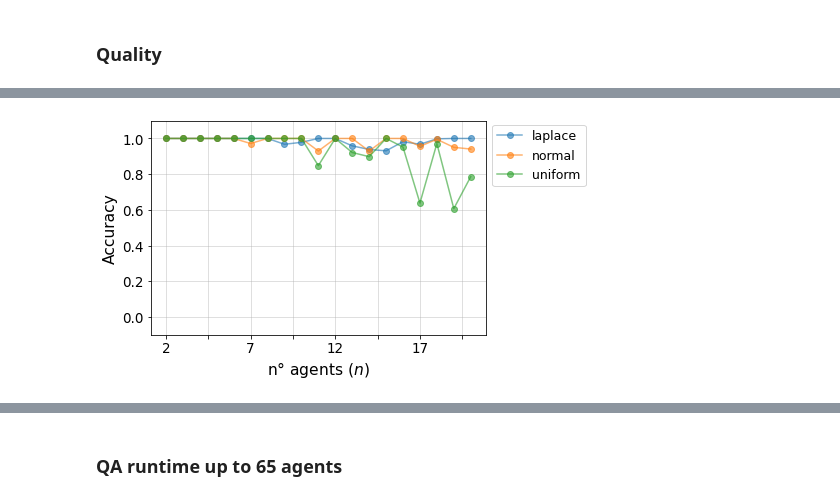
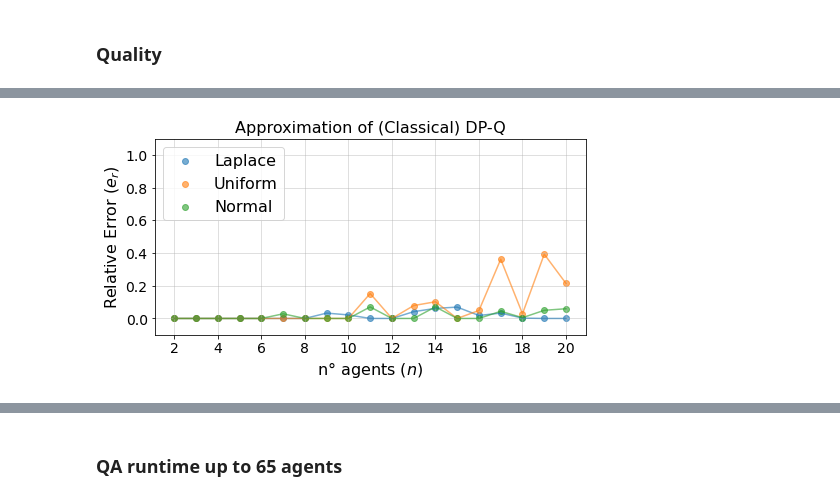
Before and after one commit to supreethmv/GCS-Q, a Jupyter notebook: Viz.ipynb, the cells around one changed output, grey strips where cells are left out. Drawn from its saved outputs; the diff is of its cells as text; code cells hidden in the pictures.

```diff
--- a/Viz.ipynb
+++ b/Viz.ipynb
@@ -169,3 +185,5 @@ df.head()
 data = pd.concat([df["Distribution"] , df["No. of Agents"], df[('Top-down approach using min-cut', 'Quality')]], axis = 1)
 data.columns = ["Distribution", "n", "Quality"]
 data.Quality = data.Quality.astype(float)
+data['Error'] = 1-data.Quality
+data.head()
@@ -172,34 +197,43 @@ data.Quality = data.Quality.astype(float)
 # %%
-font=13.5
+font=14
 
 fig, ax = plt.subplots(figsize=(7,3.9))
-
-for i, g in data.groupby('Distribution'):
-    g.plot(x='n', y='Quality', ax=ax, label=str(i), style='o-', alpha=.6)#, marker='8', markersize=8, alpha=.6)#, yerr='std_acc')
-#     plt.fill_between(x=g['n_agents'], y1 = g['time'] - g['std'], y2 = g['time'] + g['std'], alpha=0.2)
-
-plt.grid(alpha=0.5)
-# plt.ylabel(r'Absolute difference between energies of QA and actual solutions',fontdict={'fontsize':font+2})
-plt.ylabel(r'Accuracy',fontdict={'fontsize':font+2})
-plt.yticks(fontsize=font)
-plt.xticks(fontsize=font)
-
-plt.xlabel(r'n° agents $(n)$',fontdict={'fontsize':font+2})
-
-plt.ylim(-.1, 1.1)
-
-#n = np.arange(2,16)
-#plt.plot(n, 2**n+60,  linestyle = 'dashdot', color='lightgreen', label=r'$2^n+60$')
-#plt.scatter(n, 2**n+60,  color='lightgreen', label=None)
+fig.set_tight_layout(True)
+# for i, g in data.groupby('Distribution'):
+#     g.plot(x='n', y='Error', ax=ax, label=str(i), style='o-', alpha=.6)#, marker='8', markersize=8, alpha=.6)#, yerr='std_acc')
+# #     plt.fill_between(x=g['n_agents'], y1 = g['time'] - g['std'], y2 = g['time'] + g['std'], alpha=0.2)
 
 
-plt.legend(fontsize=font-1, bbox_to_anchor=(1.,1.01), ncol=1)
-plt.tight_layout()
+for distr in df.Distribution.unique():
+    current_data = data[data.Distribution == distr]
+
+    x = current_data['n'].to_numpy()
+
+    y = current_data['Error'].astype(float).to_numpy()
+
+    ax.plot(x, y, alpha=.6)
+    ax.scatter(x, y, label=distr.capitalize(), alpha=.6)
+
+
+ax.set_ylabel(r'Relative Error $(e_r)$',fontdict={'fontsize':font+2})
+
+ax.set_xlabel(r'n° agents $(n)$',fontdict={'fontsize':font+2})
+ax.set_ylim(-.1, 1.1)
+
+ax.set_xticks(ticks=np.arange(0, 20, 2))
+ax.set_yticks(ticks=np.arange(0, 1.1, .2))
+
+ax.tick_params(axis='both', which='major', labelsize=font)
+
+ax.grid(alpha=.5)
+ax.legend(fontsize=font+2, loc="upper left")
+
+ax.set_title("Approximation of (Classical) DP-Q", fontsize = font+2)
 
 file = os.path.join(current_folder, 'MINCUT_Acc.png')
-plt.savefig(file, dpi=300, bbox_inches = "tight")
+plt.savefig(file, dpi=500, bbox_inches = "tight")
 # %% [output]
-[figure, old version]
+[figure, new version]
 # %%
 data = pd.concat([df["Distribution"] , df["No. of Agents"], df[('Dwave Annealer', 'Quality')]], axis = 1)
 data.columns = ["Distribution", "n", "Quality"]
```
Also changed, not shown: parts of 11 cells of this notebook, 13 other files.
